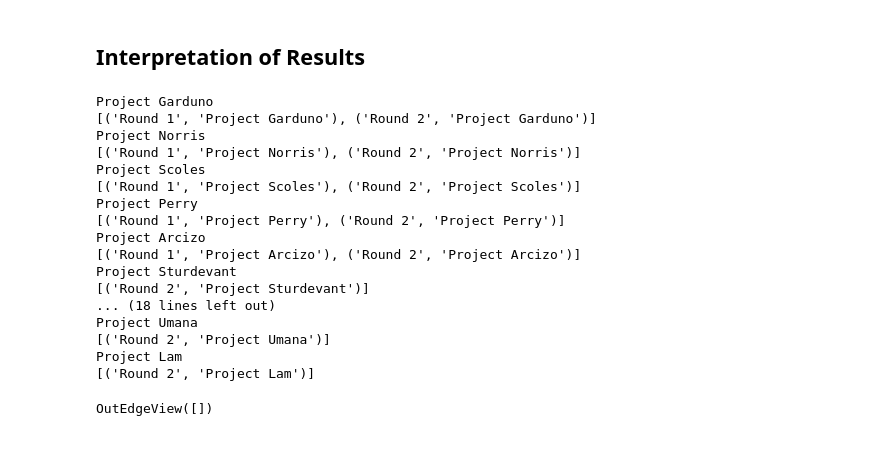
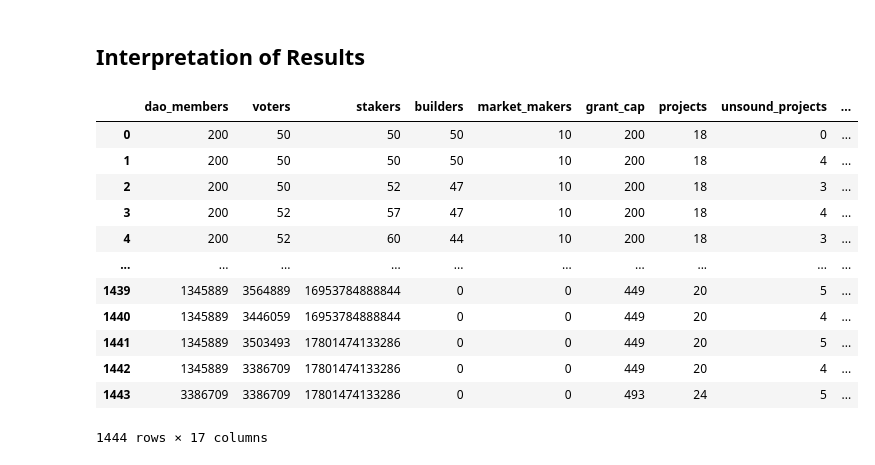
Before and after one commit to marc4gov/rnet-oceandao, a Jupyter notebook: rnet-oceandao.ipynb, the cells around one changed output. Drawn from its saved outputs; the diff is of its cells as text; code cells hidden in the pictures.

```diff
--- a/rnet-oceandao.ipynb
+++ b/rnet-oceandao.ipynb
@@ -190,59 +128,26 @@ Recurring:  {'Project Dunfee': {'Project Lead Leah': 0.12107668102388247, 'Commu
 # %% [markdown]
 ## Interpretation of Results
-# %%
-df = pd.DataFrame(result)
-# rdf = df[df['substep'] == df.substep.max()]
-df1 = df[(df["round"] == 1)]
-
-df1.reset_index(inplace=True)
-df2 = df[(df["round"] == 2)]
-df2.reset_index(inplace=True)
-projects = df1['projects']
-projects2 = df2['projects']
-
-
-
-dao = df1['dao_graph']
-dao2 = df2['dao_graph']
-for name, team in projects2[9].items():
-  print(name)
-  print(dao2[9].in_edges([name]))
-
-# n1 = dao[9].in_edges(['Project Garduno'])
-
-# n2 = dao2[9].in_edges(['Project Garduno'])
-
-# print(n1)
-# print("\n-------\n")
-# print(n2)
-
-# print(projects[0].keys())
-# print("\n-------\n")
-# print(projects2[0].keys())
-# %% [output]
-Project Garduno
-[('Round 1', 'Project Garduno'), ('Round 2', 'Project Garduno')]
-Project Norris
-[('Round 1', 'Project Norris'), ('Round 2', 'Project Norris')]
-Project Scoles
-[('Round 1', 'Project Scoles'), ('Round 2', 'Project Scoles')]
-Project Perry
-[('Round 1', 'Project Perry'), ('Round 2', 'Project Perry')]
-Project Arcizo
-[('Round 1', 'Project Arcizo'), ('Round 2', 'Project Arcizo')]
-Project Sturdevant
-[('Round 2', 'Project Sturdevant')]
-... (18 lines left out)
-Project Umana
-[('Round 2', 'Project Umana')]
-Project Lam
-[('Round 2', 'Project Lam')]
-# %%
-
-graph = df['dao_graph'][40]
-graph.edges()
-# %% [output]
-OutEdgeView([])
+# %%
+df = pd.DataFrame(result)
+# rdf = df[df['substep'] == df.substep.max()]
+df1 = df[(df["round"] == 1)]
+
+df1.reset_index(inplace=True)
+df
+# %% [output]
+|  | dao_members | voters | stakers | builders | market_makers | grant_cap | projects | unsound_projects | ... |
+| 0 | 200 | 50 | 50 | 50 | 10 | 200 | 18 | 0 | ... |
+| 1 | 200 | 50 | 50 | 50 | 10 | 200 | 18 | 4 | ... |
+| 2 | 200 | 50 | 52 | 47 | 10 | 200 | 18 | 3 | ... |
+| 3 | 200 | 52 | 57 | 47 | 10 | 200 | 18 | 4 | ... |
+| 4 | 200 | 52 | 60 | 44 | 10 | 200 | 18 | 3 | ... |
+| ... | ... | ... | ... | ... | ... | ... | ... | ... | ... |
+| 1439 | 1345889 | 3564889 | 16953784888844 | 0 | 0 | 449 | 20 | 5 | ... |
+| 1440 | 1345889 | 3446059 | 16953784888844 | 0 | 0 | 449 | 20 | 4 | ... |
+| 1441 | 1345889 | 3503493 | 17801474133286 | 0 | 0 | 449 | 20 | 5 | ... |
+| 1442 | 1345889 | 3386709 | 17801474133286 | 0 | 0 | 449 | 20 | 4 | ... |
+| 1443 | 3386709 | 3386709 | 17801474133286 | 0 | 0 | 493 | 24 | 5 | ... |
+1444 rows × 17 columns
 # %%
 import matplotlib.pyplot as plt
 
```
Also changed, not shown: parts of 9 cells of this notebook, 4 other files.
